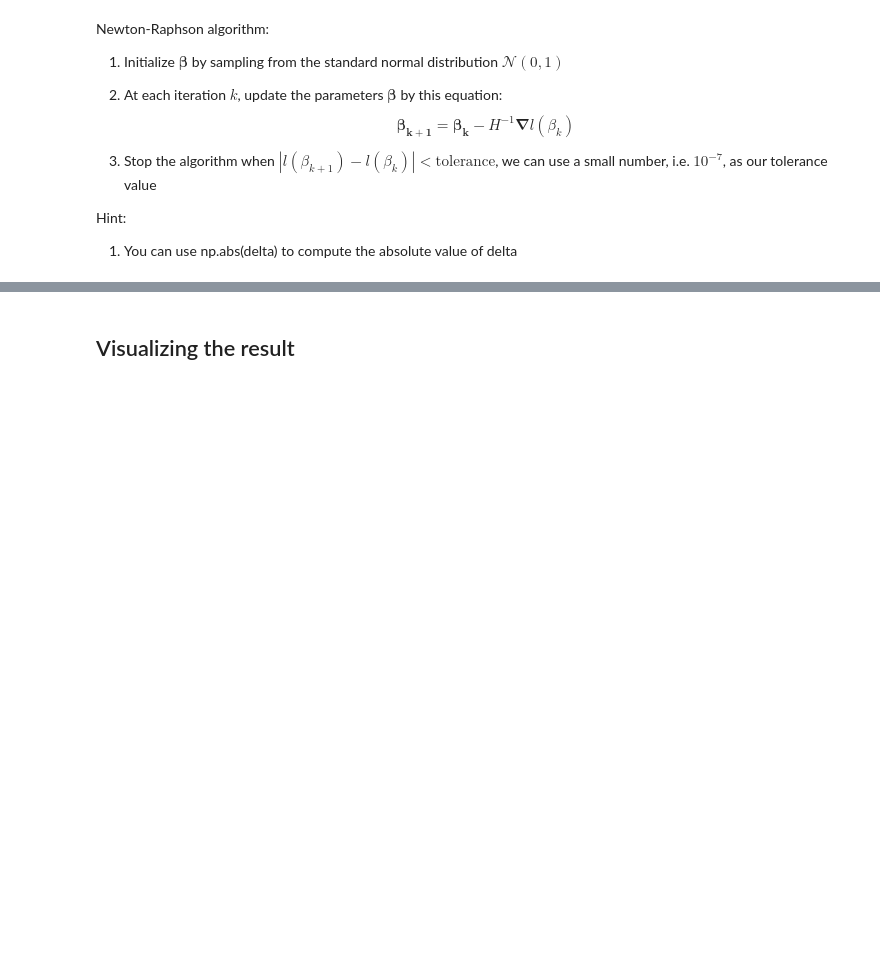
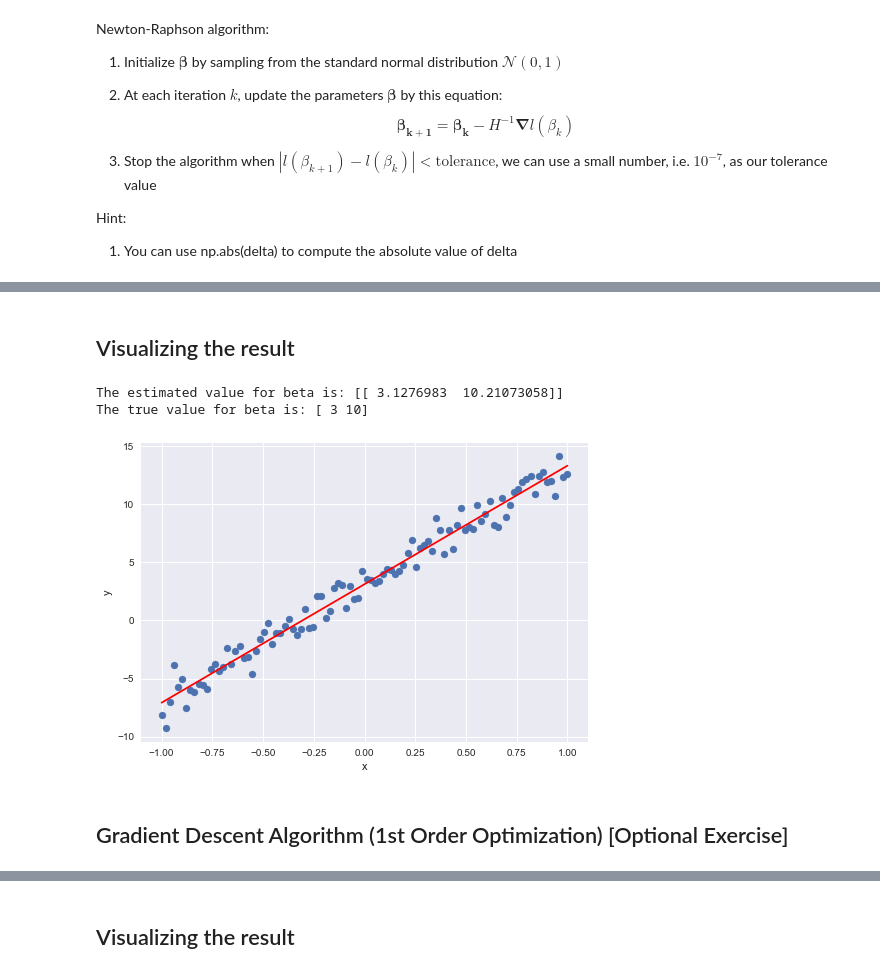
Before and after one commit to cityueegef/gef2021_aiot_exercise_notebooks, a Jupyter notebook: introduction_to_python/NumPy_exercise.ipynb, the cells around one changed output, grey strips where cells are left out. Drawn from its saved outputs; the diff is of its cells as text; code cells hidden in the pictures; blank space fills up the shorter version.

```diff
--- a/introduction_to_python/NumPy_exercise.ipynb
+++ b/introduction_to_python/NumPy_exercise.ipynb
@@ -289,7 +290,7 @@ Hint:
 1. You can use np.abs(delta) to compute the absolute value of delta
 # %%
 beta = np.random.normal(0,1,2) #initialize beta
-tol = 1e-7 #tolerance
+tol = 1e-14 #tolerance
 delta = 1 #a variable to store the value for l(\beta_{k+1}) - l(\beta_{k}), initialized to be 1
 betalist = [beta]
 def hessian(x):
@@ -302,7 +303,9 @@ def hessian(x):
 def lossgradient(beta, x1):
     yhat = model(beta, x1)
     o = y-yhat
-    a = np.sum(x)/x.shape[0]
+    a = np.sum(o)/o.shape[0]
     g = np.ones(o.shape)
-    for i in o
-while delta > tol:
+    for i in range(len(g)):
+        g[i] = x1[1][i]*o[i]
+    b = np.sum(g)/g.shape[0]
+    return np.array([[-2*a],[-2*b]])
@@ -310,0 +312,23 @@ IndentationError: expected an indented block (Temp/ipykernel_14364/2669813177.py
+# %%
+beta = np.random.normal(100,1,2) #initialize beta
+tol = 1e-14 #tolerance
+delta = 1 #a variable to store the value for l(\beta_{k+1}) - l(\beta_{k}), initialized to be 1
+betalist = [beta]
+while delta > tol:
+    print("last beta", betalist[-1])
+    print("last loss", lossgradient(betalist[-1], x1))
+    delta_beta = np.transpose(np.matmul(np.linalg.inv(hessian(x)), lossgradient(betalist[-1], x1)))
+    print("delta_beta", delta_beta)
+    new_beta=betalist[-1]-delta_beta
+    print("new loss", lossgradient(new_beta, x1))
+    betalist.append(new_beta)
+    #loss1 = loss_func(np.array([1,2]),np.array([[3,4],[7,8]]),np.array([5,6]))
+    loss1 = loss_func(betalist[-1],x1,y)
+    loss2 = loss_func(betalist[-2],x1,y)
+    delta = np.abs(loss1-loss2)
+    print("delta", delta)
+    print("betalist", betalist)
+    #print("new beta", new_beta)
+    print("betalist[-1]",betalist[-1])
+    print("x1",x1)
+    print("new loss", lossgradient(betalist[-1], x1))
@@ -310,0 +353,19 @@ IndentationError: expected an indented block (Temp/ipykernel_14364/2669813177.py
+# %% [markdown]
+## Visualizing the result
+# %%
+print('The estimated value for beta is:', new_beta)
+print('The true value for beta is:', true_beta)
+
+y_pred = np.matmul(betalist[2][0],x1)
+
+plt.plot(x, y_pred, 'r')
+plt.scatter(x,y)
+plt.ylabel('y')
+plt.xlabel('x')
+plt.show()
+# %% [output]
+The estimated value for beta is: [[ 3.1276983  10.21073058]]
+The true value for beta is: [ 3 10]
+[figure, added]
+# %% [markdown]
+## Gradient Descent Algorithm (1st Order Optimization) [Optional Exercise]
```
Also changed, not shown: parts of 14 cells of this notebook.
